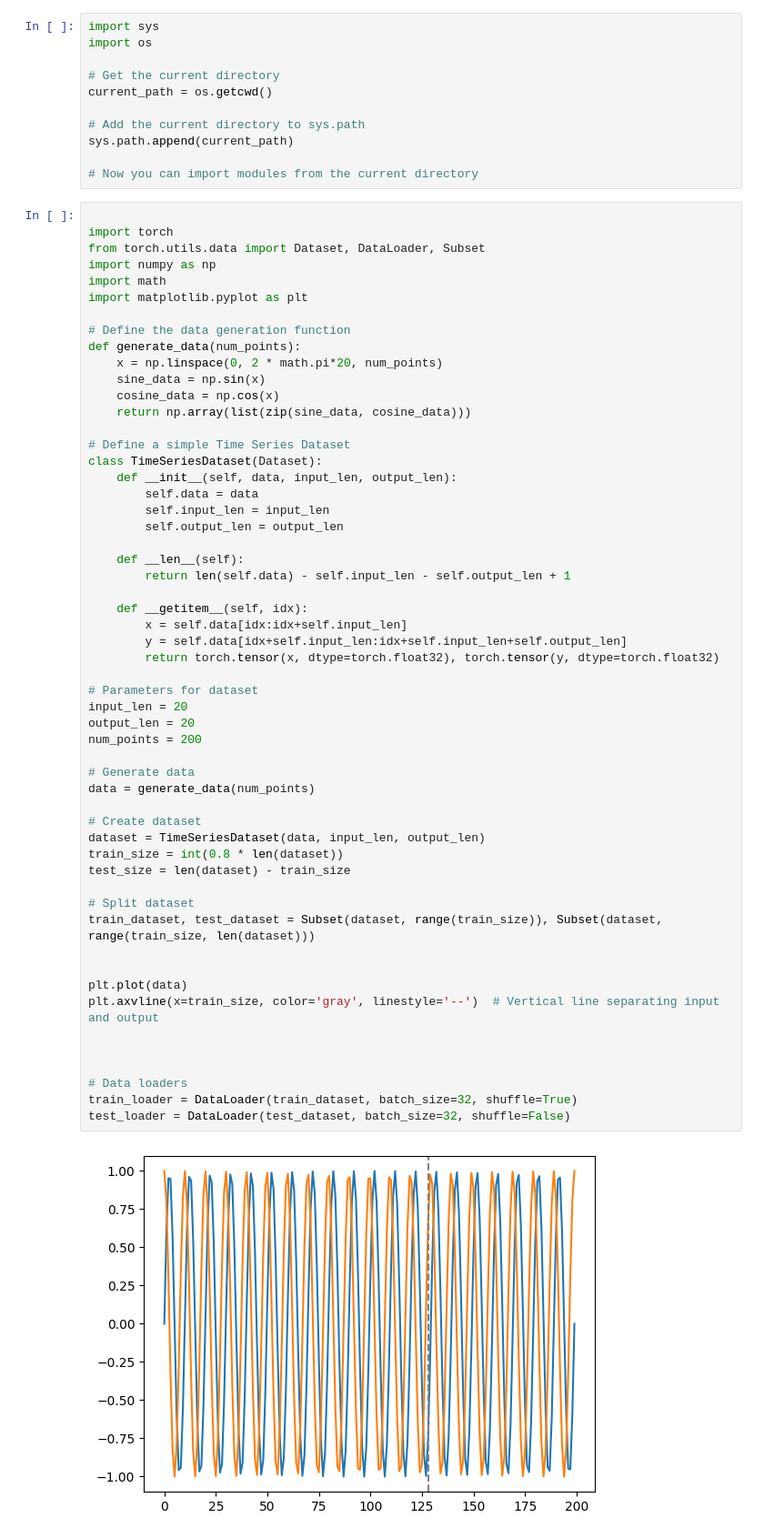
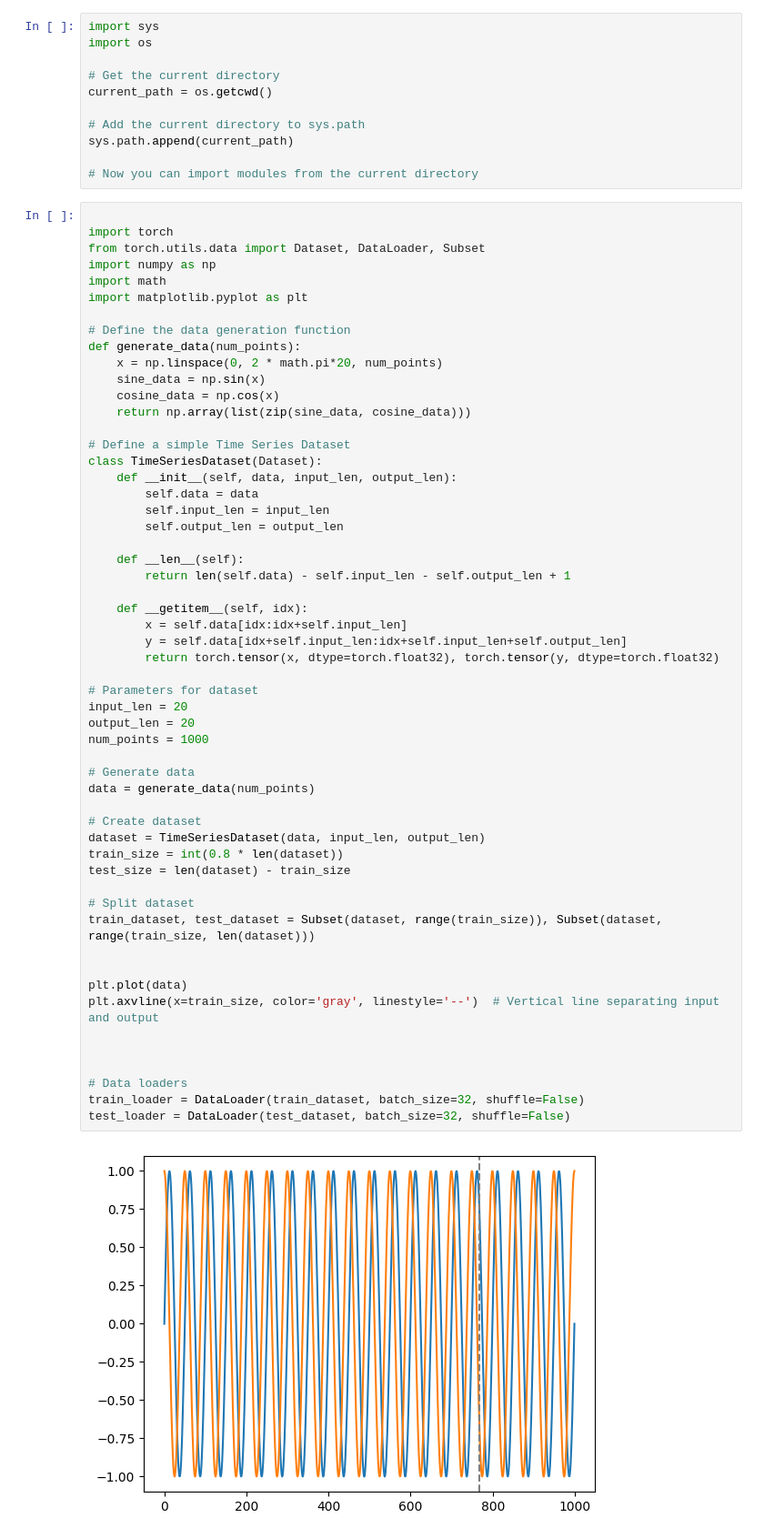
Before and after one commit to qiaoyuan667/DEC_ENC_Transformer, a Jupyter notebook: trying/try.ipynb, the cells around one changed output. Shown at 91% size. Cells and saved outputs as stored; diff of their text form.

```diff
--- a/trying/try.ipynb
+++ b/trying/try.ipynb
@@ -36,36 +36,36 @@ class TimeSeriesDataset(Dataset):
 
     def __getitem__(self, idx):
         x = self.data[idx:idx+self.input_len]
         y = self.data[idx+self.input_len:idx+self.input_len+self.output_len]
         return torch.tensor(x, dtype=torch.float32), torch.tensor(y, dtype=torch.float32)
 
 # Parameters for dataset
 input_len = 20
 output_len = 20
-num_points = 200
+num_points = 1000
 
 # Generate data
 data = generate_data(num_points)
 
 # Create dataset
 dataset = TimeSeriesDataset(data, input_len, output_len)
 train_size = int(0.8 * len(dataset))
 test_size = len(dataset) - train_size
 
 # Split dataset
 train_dataset, test_dataset = Subset(dataset, range(train_size)), Subset(dataset, range(train_size, len(dataset)))
 
 
 plt.plot(data)
 plt.axvline(x=train_size, color='gray', linestyle='--')  # Vertical line separating input and output
 
 
 
 # Data loaders
-train_loader = DataLoader(train_dataset, batch_size=32, shuffle=True)
+train_loader = DataLoader(train_dataset, batch_size=32, shuffle=False)
 test_loader = DataLoader(test_dataset, batch_size=32, shuffle=False)
 # %% [output]
-[figure, old version]
+[figure, new version]
 # %%
 from Timer import Model
 import torch
```
Also changed, not shown: parts of 2 cells of this notebook, 3 other files.
